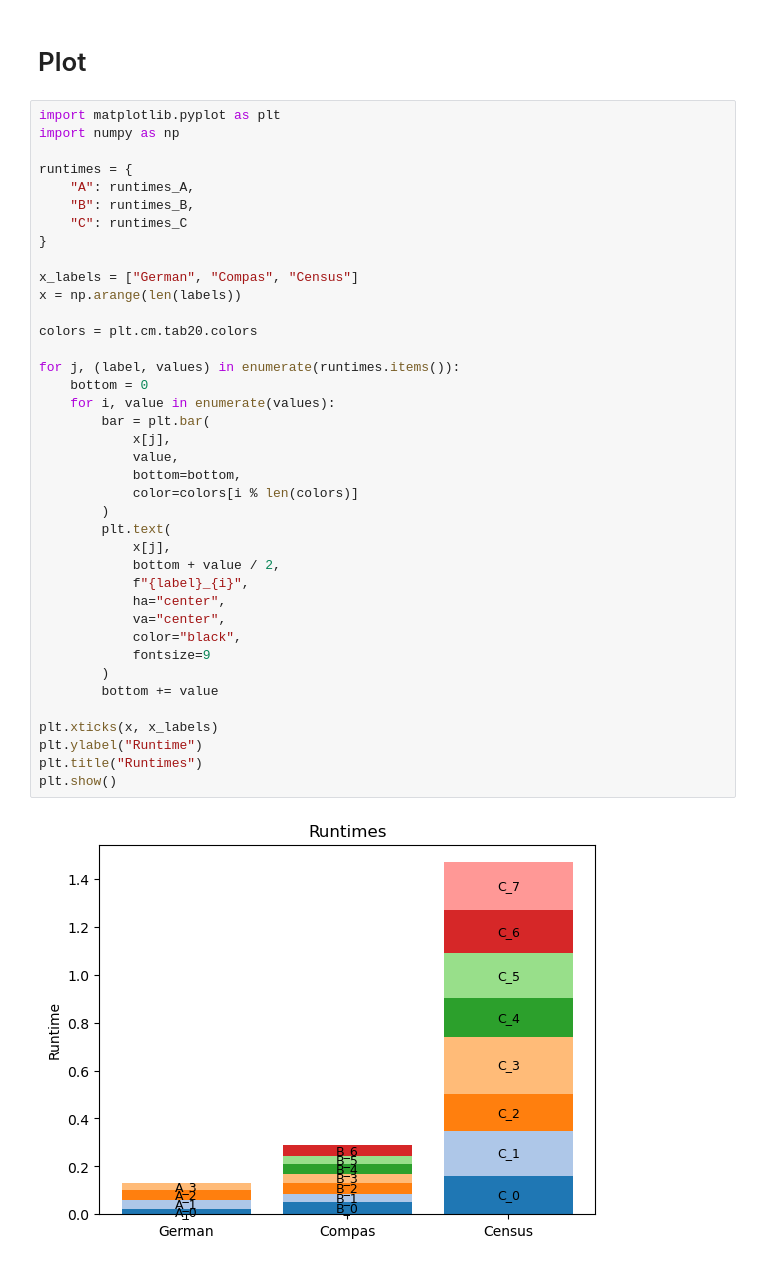
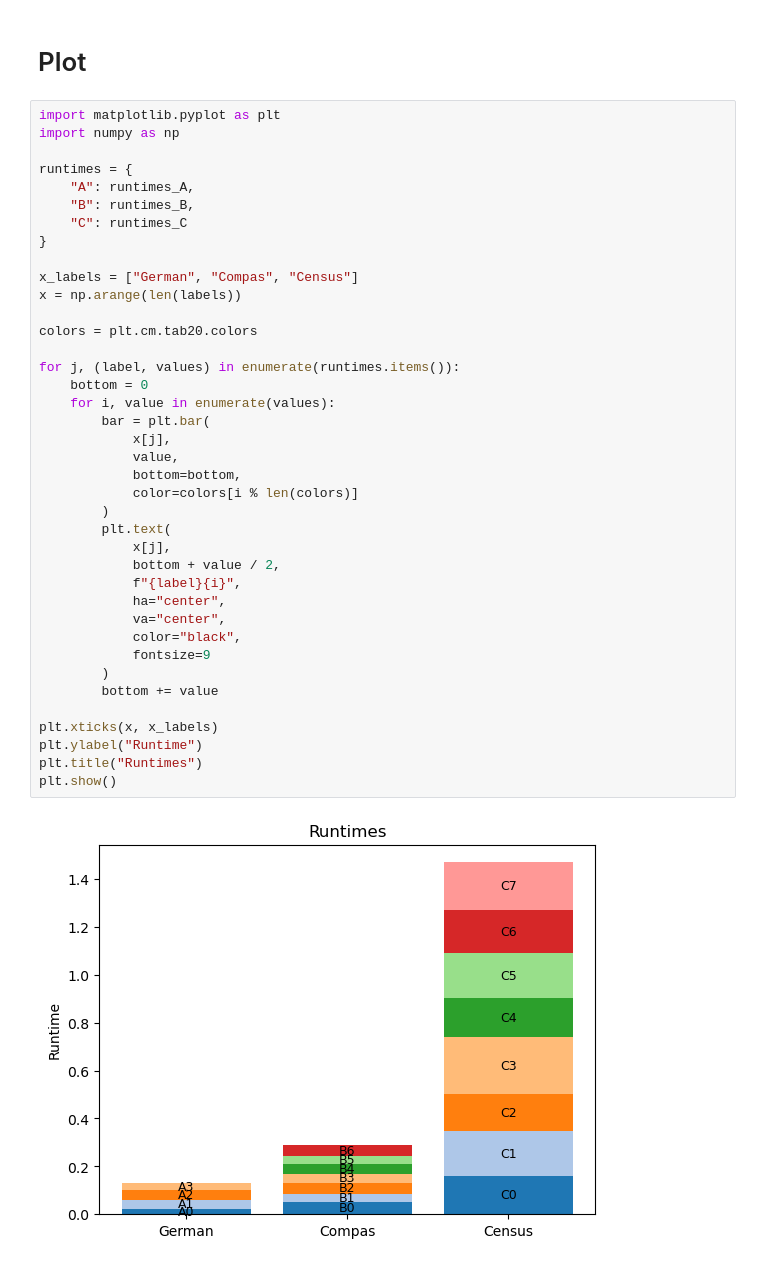
Before and after one commit to yuyan-z/tensor_prov, a Jupyter notebook: examples/evaluation.ipynb, the cells around one changed output. Cells and saved outputs as stored; diff of their text form.

```diff
--- a/examples/evaluation.ipynb
+++ b/examples/evaluation.ipynb
@@ -699,32 +699,32 @@ runtimes = {
 
 x_labels = ["German", "Compas", "Census"]
 x = np.arange(len(labels))
 
 colors = plt.cm.tab20.colors
 
 for j, (label, values) in enumerate(runtimes.items()):
     bottom = 0
     for i, value in enumerate(values):
         bar = plt.bar(
             x[j],
             value,
             bottom=bottom,
             color=colors[i % len(colors)]
         )
         plt.text(
             x[j],
             bottom + value / 2,
-            f"{label}_{i}",
+            f"{label}{i}",
             ha="center",
             va="center",
             color="black",
             fontsize=9
         )
         bottom += value
 
 plt.xticks(x, x_labels)
 plt.ylabel("Runtime")
 plt.title("Runtimes")
 plt.show()
 # %% [output]
-[figure, old version]
+[figure, new version]
```
